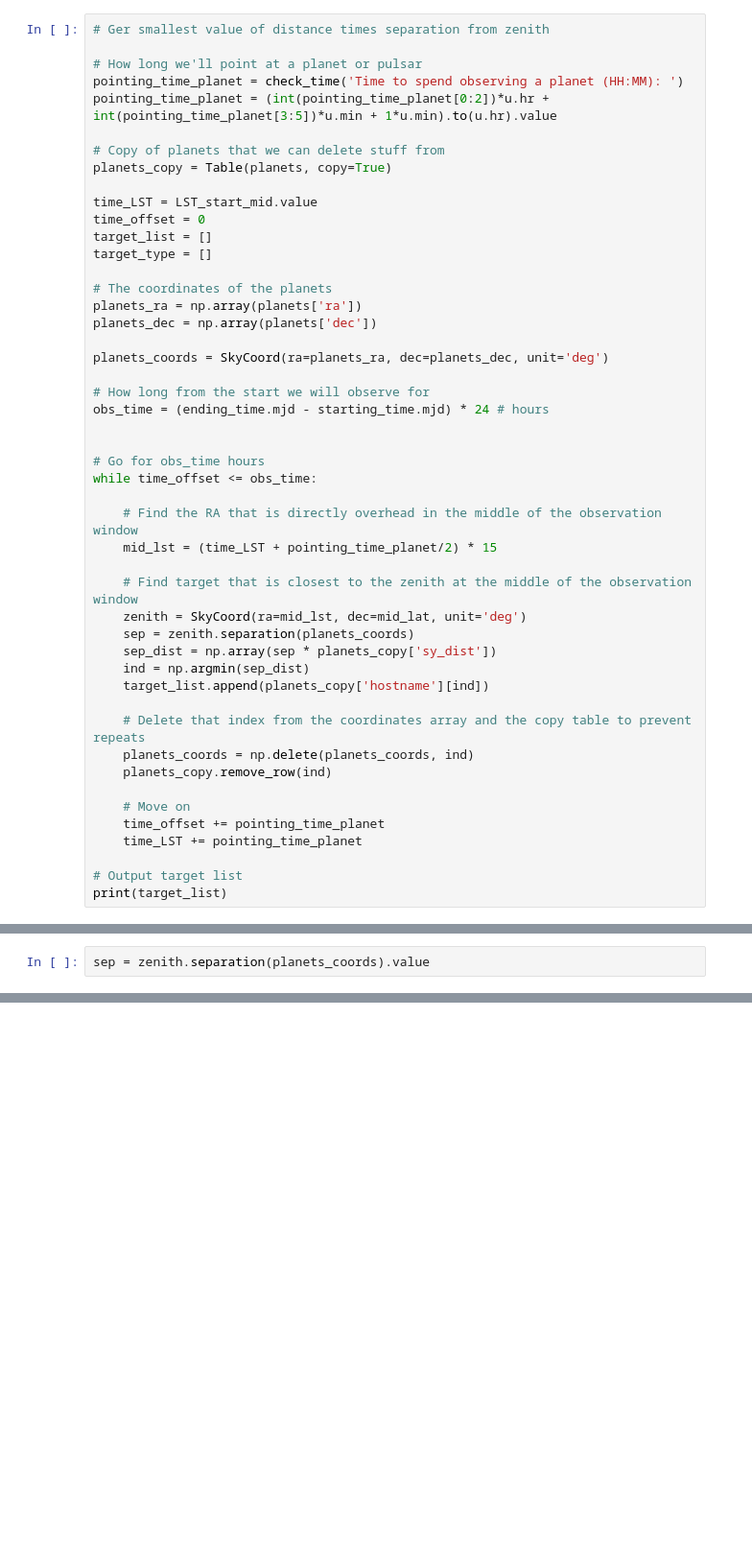
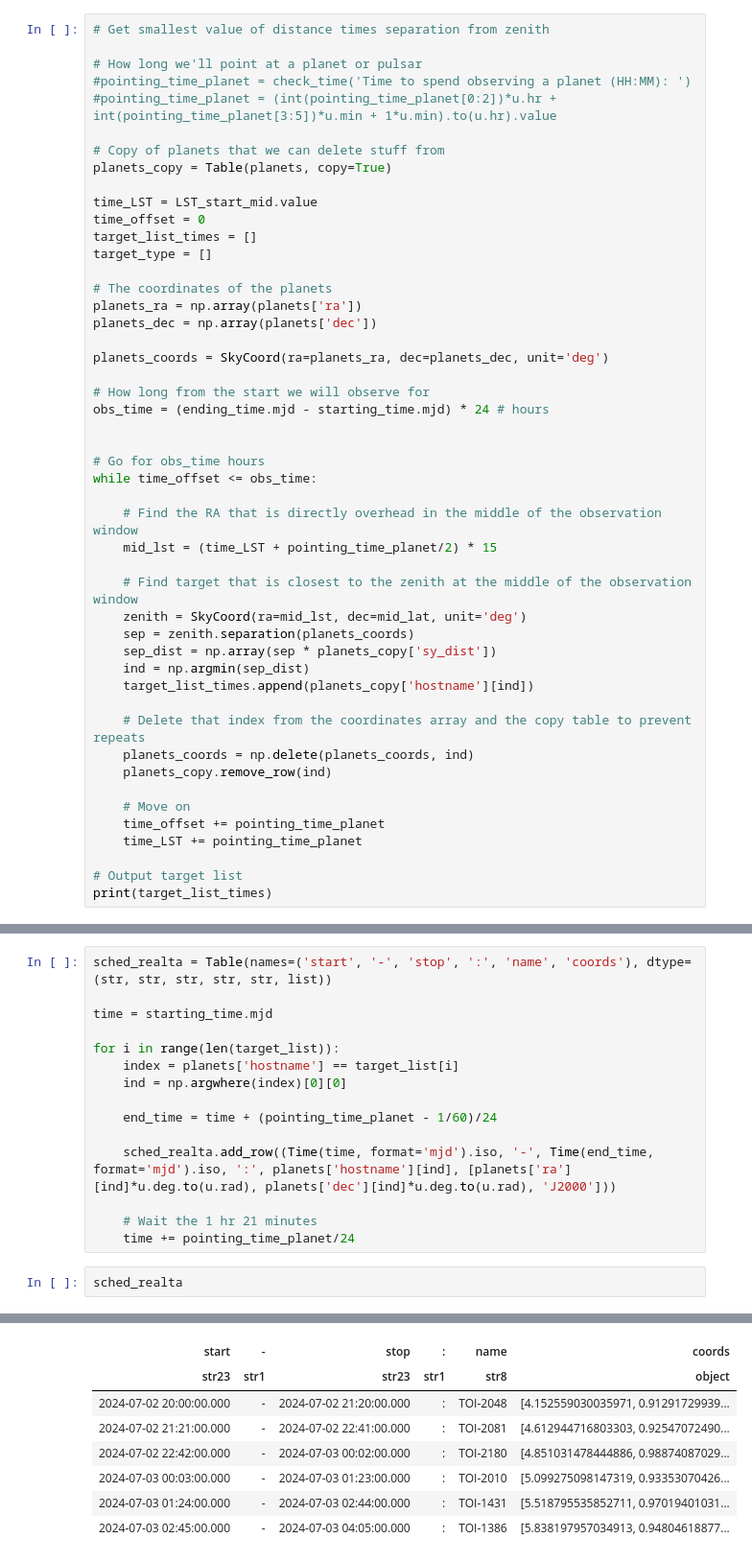
Before and after one commit to ismisebrendan/Breakthrough_Listen_summer_obs_24, a Jupyter notebook: sch.ipynb, the cells around one changed output, grey strips where cells are left out. Shown at 96% size. Cells and saved outputs as stored; diff of their text form; blank space fills up the shorter version.

```diff
--- a/sch.ipynb
+++ b/sch.ipynb
@@ -325,16 +326,16 @@ print(target_list)
 # %%
-# Ger smallest value of distance times separation from zenith
+# Get smallest value of distance times separation from zenith
 
 # How long we'll point at a planet or pulsar
-pointing_time_planet = check_time('Time to spend observing a planet (HH:MM): ')
-pointing_time_planet = (int(pointing_time_planet[0:2])*u.hr + int(pointing_time_planet[3:5])*u.min + 1*u.min).to(u.hr).value
+#pointing_time_planet = check_time('Time to spend observing a planet (HH:MM): ')
+#pointing_time_planet = (int(pointing_time_planet[0:2])*u.hr + int(pointing_time_planet[3:5])*u.min + 1*u.min).to(u.hr).value
 
 # Copy of planets that we can delete stuff from
 planets_copy = Table(planets, copy=True)
 
 time_LST = LST_start_mid.value
 time_offset = 0
-target_list = []
+target_list_times = []
 target_type = []
 
 # The coordinates of the planets
@@ -358,7 +359,7 @@ while time_offset <= obs_time:
     sep = zenith.separation(planets_coords)
     sep_dist = np.array(sep * planets_copy['sy_dist'])
     ind = np.argmin(sep_dist)
-    target_list.append(planets_copy['hostname'][ind])
+    target_list_times.append(planets_copy['hostname'][ind])
 
     # Delete that index from the coordinates array and the copy table to prevent repeats
     planets_coords = np.delete(planets_coords, ind)
@@ -369,5 +370,5 @@ while time_offset <= obs_time:
     time_LST += pointing_time_planet
 
 # Output target list
-print(target_list)
+print(target_list_times)
 # %% [output]
@@ -382,2 +375,0 @@ zenith = SkyCoord(ra=mid_lst, dec=mid_lat, unit='deg')
-# %%
-sep = zenith.separation(planets_coords).value
@@ -424,0 +566,18 @@ array([  964.35025677,  1411.8892673 ,  1756.9493739 ,  1730.04597796,
+# %%
+sched_realta = Table(names=('start', '-', 'stop', ':', 'name', 'coords'), dtype=(str, str, str, str, str, list))
+
+time = starting_time.mjd
+
+for i in range(len(target_list)):
+    index = planets['hostname'] == target_list[i]
+    ind = np.argwhere(index)[0][0]
+
+    end_time = time + (pointing_time_planet - 1/60)/24
+
+    sched_realta.add_row((Time(time, format='mjd').iso, '-', Time(end_time, format='mjd').iso, ':', planets['hostname'][ind], [planets['ra'][ind]*u.deg.to(u.rad), planets['dec'][ind]*u.deg.to(u.rad), 'J2000']))
+
+    # Wait the 1 hr 21 minutes
+    time += pointing_time_planet/24
+# %%
+sched_realta
+# %% [output]
@@ -424,0 +585,8 @@ array([  964.35025677,  1411.8892673 ,  1756.9493739 ,  1730.04597796,
+| start | - | stop | : | name | coords |
+| str23 | str1 | str23 | str1 | str8 | object |
+| 2024-07-02 20:00:00.000 | - | 2024-07-02 21:20:00.000 | : | TOI-2048 | [4.152559030035971, 0.91291729939... |
+| 2024-07-02 21:21:00.000 | - | 2024-07-02 22:41:00.000 | : | TOI-2081 | [4.612944716803303, 0.92547072490... |
+| 2024-07-02 22:42:00.000 | - | 2024-07-03 00:02:00.000 | : | TOI-2180 | [4.851031478444886, 0.98874087029... |
+| 2024-07-03 00:03:00.000 | - | 2024-07-03 01:23:00.000 | : | TOI-2010 | [5.099275098147319, 0.93353070426... |
+| 2024-07-03 01:24:00.000 | - | 2024-07-03 02:44:00.000 | : | TOI-1431 | [5.518795535852711, 0.97019401031... |
+| 2024-07-03 02:45:00.000 | - | 2024-07-03 04:05:00.000 | : | TOI-1386 | [5.838197957034913, 0.94804618877... |
```
Also changed, not shown: parts of 13 cells of this notebook.
